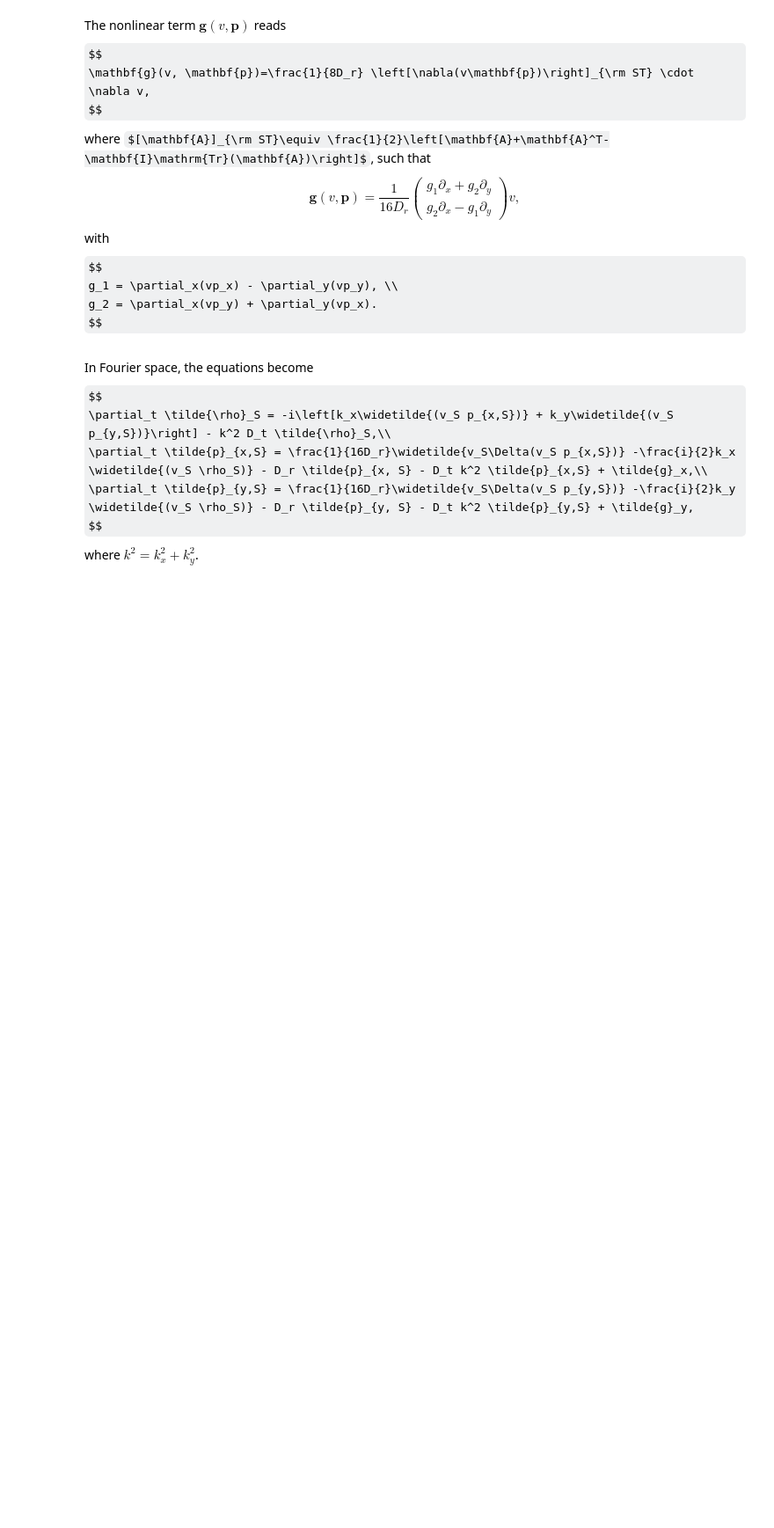
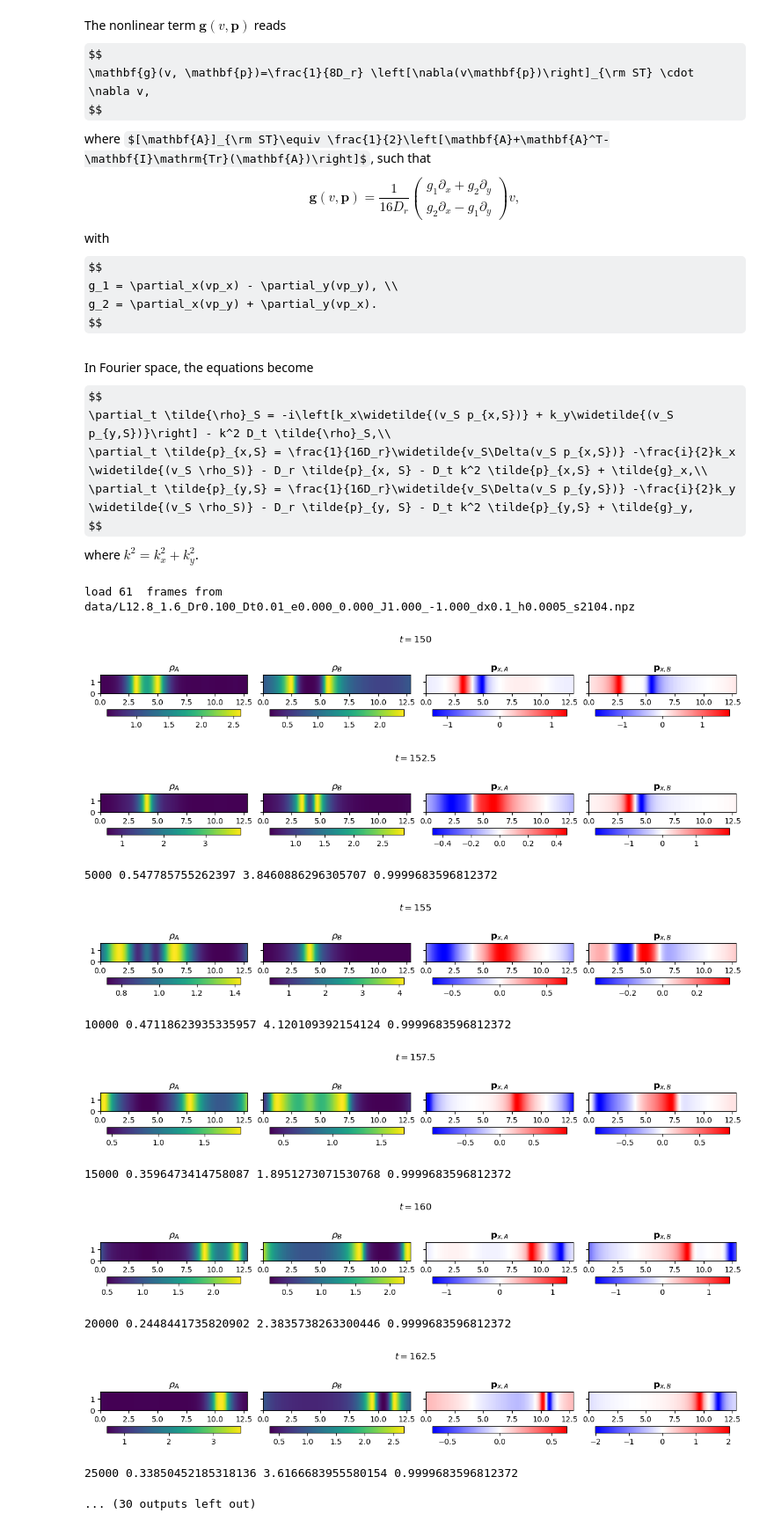
Before and after one commit to skyline-nju/PDE, a Jupyter notebook: NRQS/NRQS.ipynb, the cells around one changed output. Shown at 88% size. Cells and saved outputs as stored; diff of their text form; code cells hidden in the pictures; some formulas as TeX source; blank space fills up the shorter version.

```diff
--- a/NRQS/NRQS.ipynb
+++ b/NRQS/NRQS.ipynb
@@ -155,10 +155,10 @@ def dealias_product(u_pad, v_pad, Kx, Ky):
     return prod_hat
 
 
-dt = 2e-4
-spacing = 0.05
-Nx = 256 # Nx and Ny should be even
-Ny = 32
+dt = 5e-4
+spacing = 0.1
+Nx = 128 # Nx and Ny should be even
+Ny = 16
 Lx = Nx * spacing
 Ly = Ny * spacing
 
@@ -176,7 +176,7 @@ eta_BA = -eta_AB
 Dr = 0.1
 Dt = 0.01
 
-seed = 2124
+seed = 2104
 np.random.seed(seed)
 # %%
 def ini_rand(n_frame):
@@ -443,7 +616,26 @@ def run_exEulerFS_dealiased(n_step, dn_out, mode="rand", folder="data", w_NL_g=F
 # %%
-n_step = 50000
-dn_out = 50
+n_step = 100000
+dn_out = 5000
 
 # run_exEulerFS_dealiased(n_step, dn_out, mode="resume", w_NL_g=True)
 # run_exEulerFS(n_step, dn_out, mode="resume", w_NL_g=True)
-# run_simFS1(n_step, dn_out, mode="resume", w_NL_g=False)
+# run_simFS1(n_step, dn_out, mode="resume", w_NL_g=True)
+
+# run_AB2(n_step, dn_out, mode="resume", w_NL_g=True)
+
+run_RK4(n_step, dn_out, mode="resume", w_NL_g=True)
+# run_simEulerFS(n_step, dn_out, mode="resume", w_NL_g=True)
+# %% [output]
+load 61  frames from data/L12.8_1.6_Dr0.100_Dt0.01_e0.000_0.000_J1.000_-1.000_dx0.1_h0.0005_s2104.npz
+[figure, added]
+[figure, added]
+5000 0.547785755262397 3.8460886296305707 0.9999683596812372
+[figure, added]
+10000 0.47118623935335957 4.120109392154124 0.9999683596812372
+[figure, added]
+15000 0.3596473414758087 1.8951273071530768 0.9999683596812372
+[figure, added]
+20000 0.2448441735820902 2.3835738263300446 0.9999683596812372
+[figure, added]
+25000 0.33850452185318136 3.6166683955580154 0.9999683596812372
+... (30 outputs left out)
```
Also changed, not shown: parts of 3 cells of this notebook, 1 other file.
